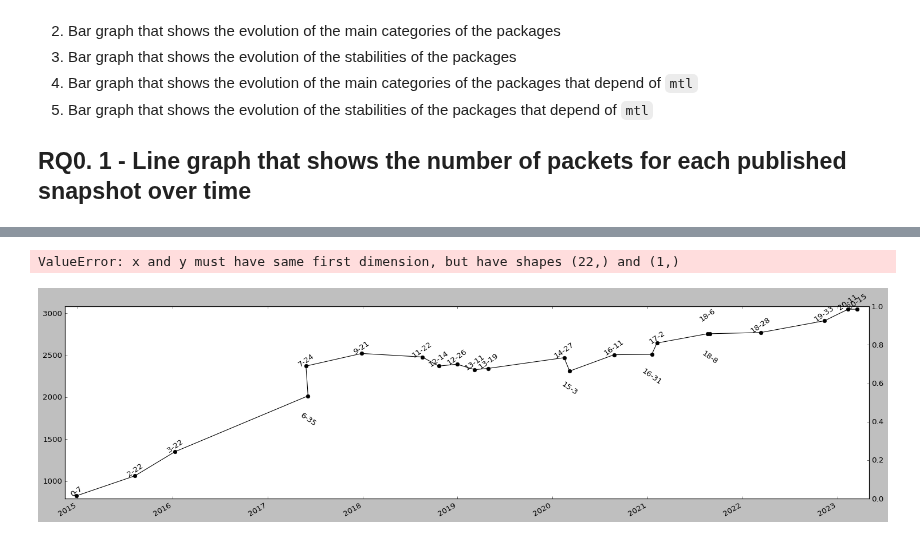
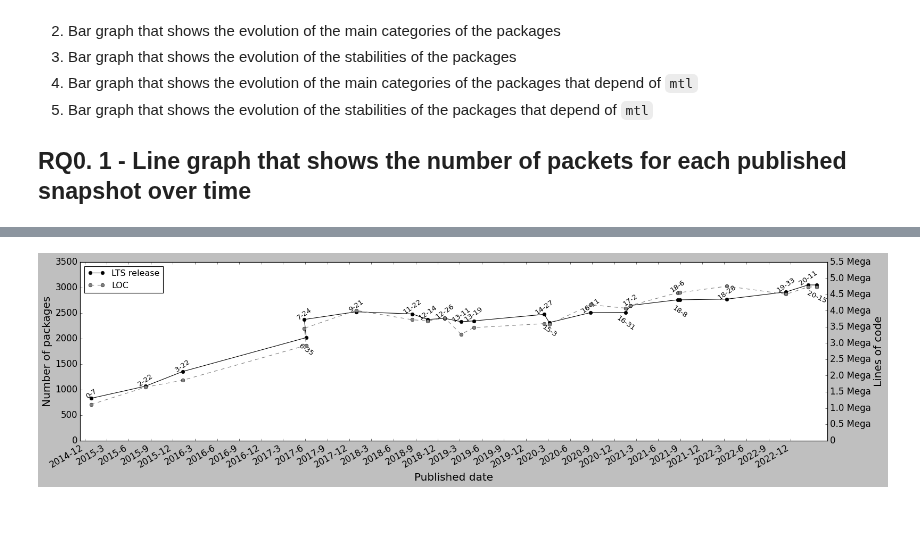
Before and after one commit to pragmaticslaboratory/stackage-evolution, a Jupyter notebook: notebooks/answers/RQ0_1.ipynb, the cells around one changed output, grey strips where cells are left out. Saved outputs shown, nothing was run; the diff lists cells and outputs as text; code cells hidden in the pictures.

Commit message:
graph 0-1

```diff
--- a/notebooks/answers/RQ0_1.ipynb
+++ b/notebooks/answers/RQ0_1.ipynb
@@ -40,7 +40,6 @@ For this, we make the following graphs
 # %%
 import re
 def read_lines_code(fullpath):
-    list_paths=[]
     line_of_code = 0
     still_comment = 0
     file = open(fullpath,'r',encoding='latin-1')
@@ -62,11 +61,8 @@ def read_lines_code(fullpath):
             comment = re.match("^\--+", no_space)
             if not comment and still_comment == 0:
                 line_of_code += 1
-                for method in list_methods:
-                    if(method in no_space):
-                        list_paths.append([fullpath,method,no_space])
 
-    return [line_of_code,list_paths]
+    return line_of_code
 # %%
 import math
 
@@ -82,10 +78,9 @@ def convert_size(size_bytes):
 list_size = []
 list_sizeMB = []
 lts_list1 = ['19-11']
-for idx,lts in enumerate(lts_list1):
+for idx,lts in enumerate(lts_list):
     size = 0
     sizeMB = 0
-    list_final = []
     folderpath = f'../../lts_downloaded/tar_package/lts-{lts}'
     print(folderpath)
     for path, dirs, files in os.walk(folderpath):
@@ -95,8 +90,7 @@ for idx,lts in enumerate(lts_list1):
             if f.lower().endswith('.hs'):
                 try:
                     result = read_lines_code(fp)
-                    size += result[0]
-                    list_final += result[1]
+                    size += result
                 except Exception as e:
                     print('File ',fp,' with error: ',e)
     #Transform to MegaBytes
@@ -150,32 +158,33 @@ for i in range(len(lts_list)):
     elif i== 12:
         plt.text(lts_datetim[i],total_pkgs[i]-280,lts_list[i],ha="center",rotation = -35)
     elif i== 16:
         plt.text(lts_datetim[i],total_pkgs[i]+150,lts_list[i],ha="center",rotation = 35)
+    elif i== 21:
+        plt.text(lts_datetim[i],total_pkgs[i]-350,lts_list[i],ha="center",rotation = -25)
     else:
         plt.text(lts_datetim[i],total_pkgs[i],lts_list[i],ha="center",rotation = 35)
 
 ax2 = ax.twinx()
 lns2 = ax2.plot_date(lts_datetim, list_size, linestyle='--',color='grey',label='LOC')
 
 ax.set_yticks([0,500, 1000, 1500, 2000, 2500, 3000,3500])
 ax.set_yticklabels(['0','500', '1000', '1500', '2000', '2500', '3000','3500'],fontsize=15)
 
 ax2.set_yticks([0, 500000, 1000000, 1500000, 2000000, 2500000, 3000000, 3500000,4000000,4500000,5000000,5500000])
 ax2.set_yticklabels(['0', '0.5 Mega','1.0 Mega', '1.5 Mega', '2.0 Mega', '2.5 Mega', '3.0 Mega', '3.5 Mega', '4.0 Mega', '4.5 Mega','5.0 Mega','5.5 Mega'],fontsize=15)
 
 ax.set_xticks(dates)
 ax.set_xticklabels(lts_date,fontsize=15)
 
 ax.set_xlabel('Published date',fontsize=18)
 ax.set_ylabel('Number of packages',fontsize=18)
 ax2.set_ylabel('Lines of code',fontsize=18)
 
 lns = lns1+lns2
 labs = [l.get_label() for l in lns]
 ax.legend(lns, labs, loc='upper left')
 
 plt.savefig("../../graphs/rq0-1.pdf", format='pdf', bbox_inches='tight')
 plt.show()
 # %% [output]
-ValueError: x and y must have same first dimension, but have shapes (22,) and (1,)
-[figure, old version]
+[figure, new version]
```
Also changed, not shown: parts of 1 cell of this notebook, 1 other file.
